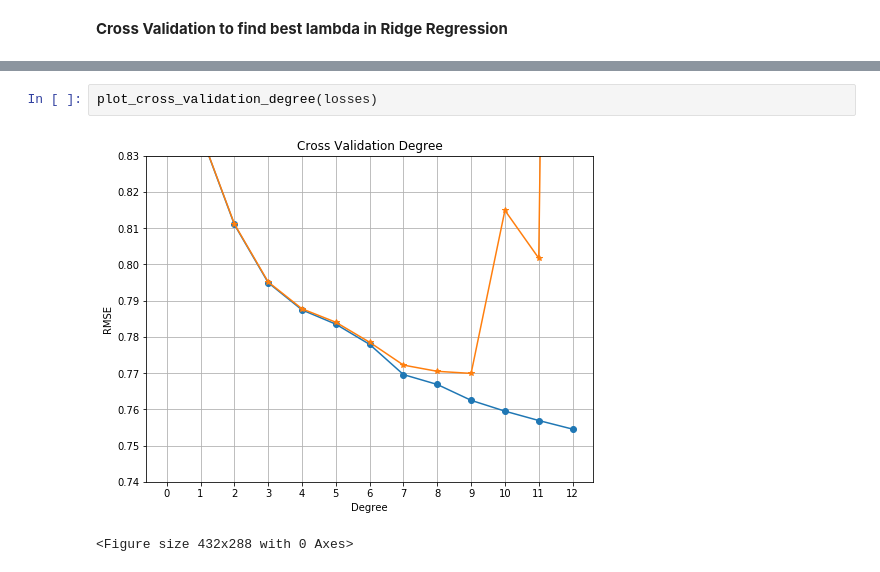
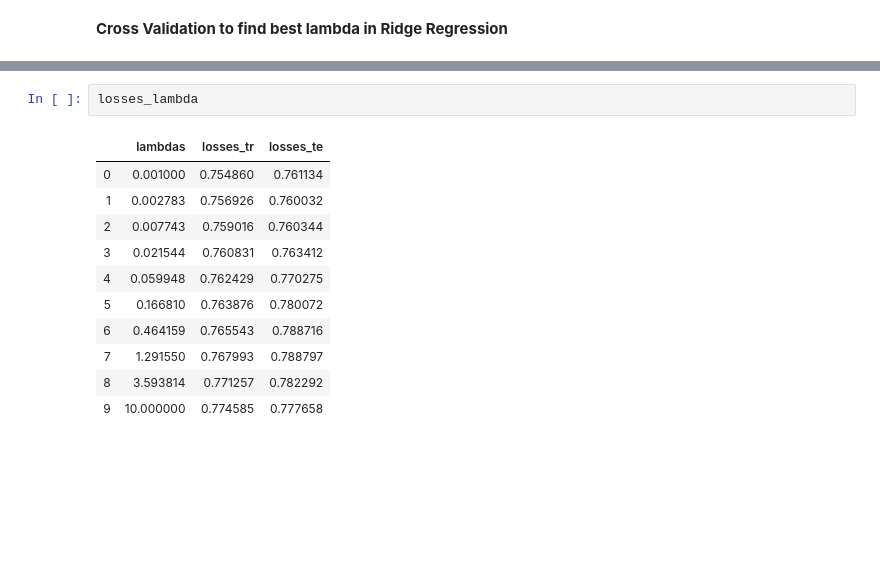
Before and after one commit to verafristedt/CS433-Projects, a Jupyter notebook: project1/models.ipynb, the cells around one changed output, grey strips where cells are left out. Saved outputs shown, nothing was run; the diff lists cells and outputs as text; blank space fills up the shorter version.

```diff
--- a/project1/models.ipynb
+++ b/project1/models.ipynb
@@ -101,5 +88,14 @@ Currently at degree: 12
-# %%
-plot_cross_validation_degree(losses)
-# %% [output]
-[figure, removed]
-<Figure size 432x288 with 0 Axes>
+# %%
+losses_lambda
+# %% [output]
+|  | lambdas | losses_tr | losses_te |
+| 0 | 0.001000 | 0.754860 | 0.761134 |
+| 1 | 0.002783 | 0.756926 | 0.760032 |
+| 2 | 0.007743 | 0.759016 | 0.760344 |
+| 3 | 0.021544 | 0.760831 | 0.763412 |
+| 4 | 0.059948 | 0.762429 | 0.770275 |
+| 5 | 0.166810 | 0.763876 | 0.780072 |
+| 6 | 0.464159 | 0.765543 | 0.788716 |
+| 7 | 1.291550 | 0.767993 | 0.788797 |
+| 8 | 3.593814 | 0.771257 | 0.782292 |
+| 9 | 10.000000 | 0.774585 | 0.777658 |
```
Also changed, not shown: parts of 6 cells of this notebook, 14 other files.
